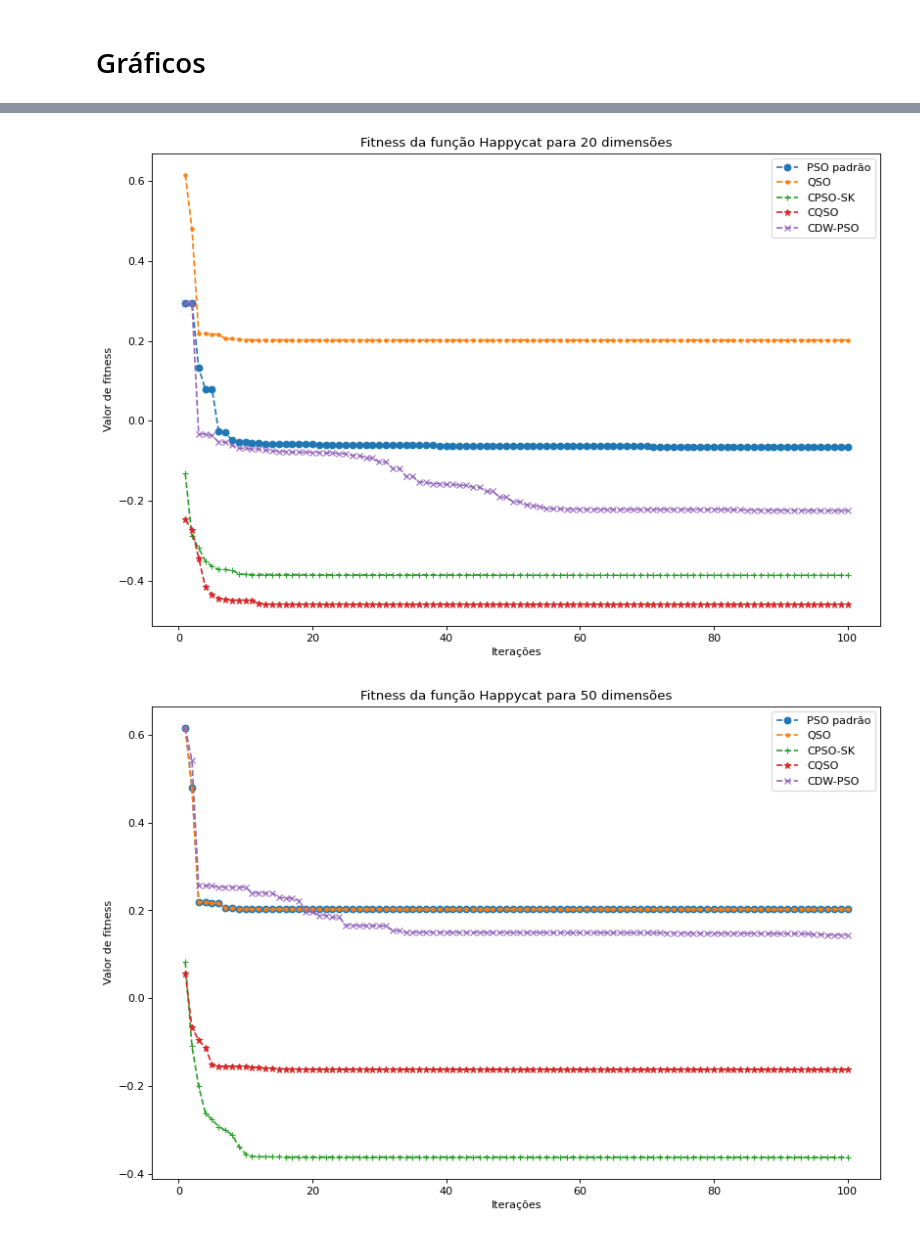
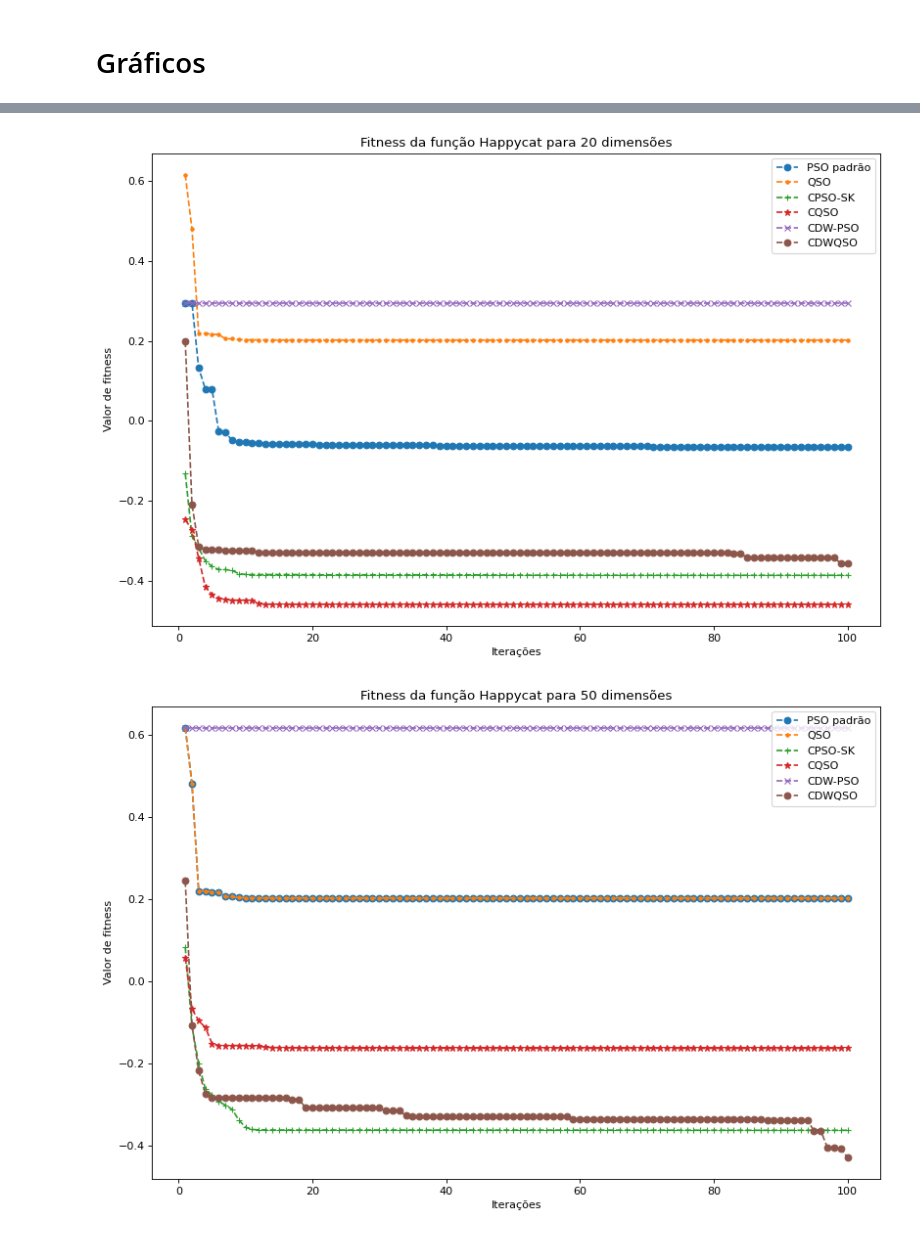
Before and after one commit to filipeclduarte/forecasting_dynamic_swarm_nn, a Jupyter notebook: CQSO.ipynb, the cells around one changed output, grey strips where cells are left out. Saved outputs shown, nothing was run; the diff lists cells and outputs as text; code cells hidden in the pictures.

```diff
--- a/CQSO.ipynb
+++ b/CQSO.ipynb
@@ -645,23 +645,24 @@ def CDWPSO(problem, dimension, var_min, var_max, n_iterations, n_particles,
         pbest_position[p] = np.copy(particle_position_vector[p])
 
     # Update velocity of each particle
+    u = np.mean(u_array)
     for p in range(n_particles):
       # Chaotic map
-      A = 0.125
+      A = 0.25
       w = A*np.sin(np.pi*w)
       new_velocity = (w * velocity_vector[p]) + \
       ((c1 * random.random()) * (pbest_position[p] - particle_position_vector[p])) + \
       ((c2 * random.random()) * (gbest_position - particle_position_vector[p]))
       # DW-PSO
       peta = random.uniform(0, 1)
-      u = np.mean(u_array)
       fitness_candidate = problem(particle_position_vector[p])
       psi_num = np.exp(fitness_candidate / u)
+      if psi_num == np.inf:
+        psi_num = 1.0
       psi_den = (1 + np.exp(-fitness_candidate / u))**iteration
       psi = psi_num / psi_den
       new_position = (particle_position_vector[p]*psi) + (new_velocity*(1-psi)) + \
       (peta*gbest_position*psi)
-      new_position = new_velocity + particle_position_vector[p]
       # Check if the positions is var_min<x<var_max
       for value in new_position:
         index = list(new_position).index(value)
@@ -708,7 +837,7 @@ for dim in dimensions:
 import matplotlib.pyplot as plt
 %matplotlib inline
 
-def run_plot(pso_dim_dic, qso_dim_dic, cpsosk_dim_dic, cqso_dim_dic, cdwpso_dim_dic, dim, func, size):
+def run_plot(pso_dim_dic, qso_dim_dic, cpsosk_dim_dic, cqso_dim_dic, cdwpso_dim_dic, cdwqso_dim_dic, dim, func, size):
   """ Make the fitness plot for each iteration """
   iterations = list(range(1,101))[:size]
   pso_results = pso_dim_dic[dim][func][:size]
@@ -716,6 +845,7 @@ def run_plot(pso_dim_dic, qso_dim_dic, cpsosk_dim_dic, cqso_dim_dic, cdwpso_dim_
   cpsosk_results = cpsosk_dim_dic[dim][func][:size]
   cqso_results = cqso_dim_dic[dim][func][:size]
   cdwpso_results = cdwpso_dim_dic[dim][func][:size]
+  cdwqso_results = cdwqso_dim_dic[dim][func][:size]
 
 
   plt.figure(num=None, figsize=(12, 8), dpi=80, facecolor='w', edgecolor='k')
@@ -724,13 +854,14 @@ def run_plot(pso_dim_dic, qso_dim_dic, cpsosk_dim_dic, cqso_dim_dic, cdwpso_dim_
   plt.plot(iterations, cpsosk_results, "+--", label="CPSO-SK")
   plt.plot(iterations, cqso_results, "*--", label="CQSO")
   plt.plot(iterations, cdwpso_results, "x--", label="CDW-PSO")
+  plt.plot(iterations, cdwqso_results, "o--", label="CDWQSO")
   plt.xlabel("Iterações")
   plt.ylabel("Valor de fitness")
   plt.title("Fitness da função %s para %s dimensões" % (func.title(), dim))
   plt.legend()
   plt.show()
 
-run_plot(pso_dim_dic, qso_dim_dic, cpsosk_dim_dic, cqso_dim_dic, cdwpso_dim_dic, 10, "ackley", 50)
-run_plot(pso_dim_dic, qso_dim_dic, cpsosk_dim_dic, cqso_dim_dic, cdwpso_dim_dic, 20, "ackley", 100)
-run_plot(pso_dim_dic, qso_dim_dic, cpsosk_dim_dic, cqso_dim_dic, cdwpso_dim_dic, 50, "ackley", 100)
+run_plot(pso_dim_dic, qso_dim_dic, cpsosk_dim_dic, cqso_dim_dic, cdwpso_dim_dic, cdwqso_dim_dic, 10, "ackley", 50)
+run_plot(pso_dim_dic, qso_dim_dic, cpsosk_dim_dic, cqso_dim_dic, cdwpso_dim_dic, cdwqso_dim_dic, 20, "ackley", 100)
+run_plot(pso_dim_dic, qso_dim_dic, cpsosk_dim_dic, cqso_dim_dic, cdwpso_dim_dic, cdwqso_dim_dic, 50, "ackley", 100)
 # %% [output]
@@ -740,6 +871,6 @@ run_plot(pso_dim_dic, qso_dim_dic, cpsosk_dim_dic, cqso_dim_dic, cdwpso_dim_dic,
 # %%
 # schwefel
-run_plot(pso_dim_dic, qso_dim_dic, cpsosk_dim_dic, cqso_dim_dic, cdwpso_dim_dic, 10, "schwefel", 50)
-run_plot(pso_dim_dic, qso_dim_dic, cpsosk_dim_dic, cqso_dim_dic, cdwpso_dim_dic, 20, "schwefel", 100)
-run_plot(pso_dim_dic, qso_dim_dic, cpsosk_dim_dic, cqso_dim_dic, cdwpso_dim_dic, 50, "schwefel", 100)
+run_plot(pso_dim_dic, qso_dim_dic, cpsosk_dim_dic, cqso_dim_dic, cdwpso_dim_dic, cdwqso_dim_dic, 10, "schwefel", 50)
+run_plot(pso_dim_dic, qso_dim_dic, cpsosk_dim_dic, cqso_dim_dic, cdwpso_dim_dic, cdwqso_dim_dic, 20, "schwefel", 100)
+run_plot(pso_dim_dic, qso_dim_dic, cpsosk_dim_dic, cqso_dim_dic, cdwpso_dim_dic, cdwqso_dim_dic, 50, "schwefel", 100)
 # %% [output]
@@ -749,6 +880,6 @@ run_plot(pso_dim_dic, qso_dim_dic, cpsosk_dim_dic, cqso_dim_dic, cdwpso_dim_dic,
 # %%
 # alpine
-run_plot(pso_dim_dic, qso_dim_dic, cpsosk_dim_dic, cqso_dim_dic, cdwpso_dim_dic, 10, "alpine", 50)
-run_plot(pso_dim_dic, qso_dim_dic, cpsosk_dim_dic, cqso_dim_dic, cdwpso_dim_dic, 20, "alpine", 100)
-run_plot(pso_dim_dic, qso_dim_dic, cpsosk_dim_dic, cqso_dim_dic, cdwpso_dim_dic, 50, "alpine", 100)
+run_plot(pso_dim_dic, qso_dim_dic, cpsosk_dim_dic, cqso_dim_dic, cdwpso_dim_dic, cdwqso_dim_dic, 10, "alpine", 50)
+run_plot(pso_dim_dic, qso_dim_dic, cpsosk_dim_dic, cqso_dim_dic, cdwpso_dim_dic, cdwqso_dim_dic, 20, "alpine", 100)
+run_plot(pso_dim_dic, qso_dim_dic, cpsosk_dim_dic, cqso_dim_dic, cdwpso_dim_dic, cdwqso_dim_dic, 50, "alpine", 100)
 # %% [output]
@@ -758,6 +889,6 @@ run_plot(pso_dim_dic, qso_dim_dic, cpsosk_dim_dic, cqso_dim_dic, cdwpso_dim_dic,
 # %%
 # happycat
-run_plot(pso_dim_dic, qso_dim_dic, cpsosk_dim_dic, cqso_dim_dic, cdwpso_dim_dic, 10, "happycat", 50)
-run_plot(pso_dim_dic, qso_dim_dic, cpsosk_dim_dic, cqso_dim_dic, cdwpso_dim_dic, 20, "happycat", 100)
-run_plot(pso_dim_dic, qso_dim_dic, cpsosk_dim_dic, cqso_dim_dic, cdwpso_dim_dic, 50, "happycat", 100)
+run_plot(pso_dim_dic, qso_dim_dic, cpsosk_dim_dic, cqso_dim_dic, cdwpso_dim_dic, cdwqso_dim_dic, 10, "happycat", 50)
+run_plot(pso_dim_dic, qso_dim_dic, cpsosk_dim_dic, cqso_dim_dic, cdwpso_dim_dic, cdwqso_dim_dic, 20, "happycat", 100)
+run_plot(pso_dim_dic, qso_dim_dic, cpsosk_dim_dic, cqso_dim_dic, cdwpso_dim_dic, cdwqso_dim_dic, 50, "happycat", 100)
 # %% [output]
@@ -765,4 +896,4 @@ run_plot(pso_dim_dic, qso_dim_dic, cpsosk_dim_dic, cqso_dim_dic, cdwpso_dim_dic,
-[figure, old version]
+[figure, new version]
-[figure, old version]
+[figure, new version]
 # %%
 # brown
```
Also changed, not shown: parts of 9 cells of this notebook.
